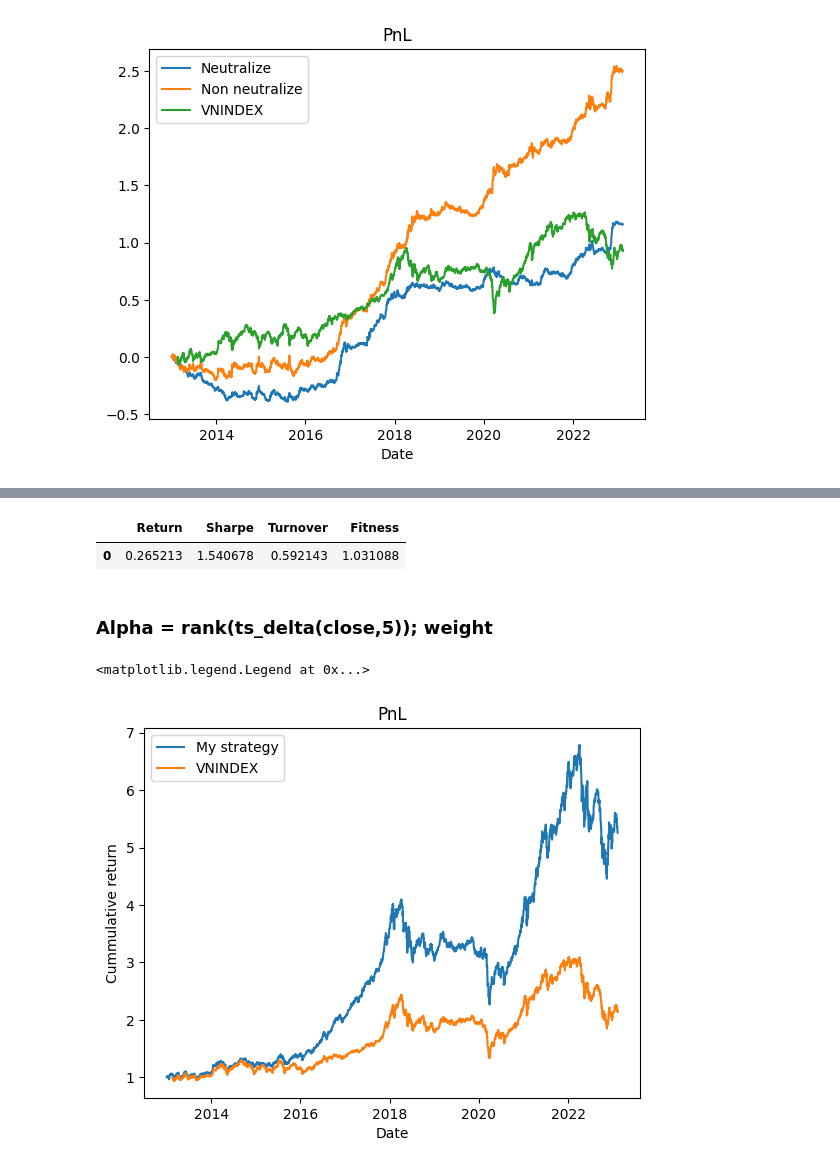
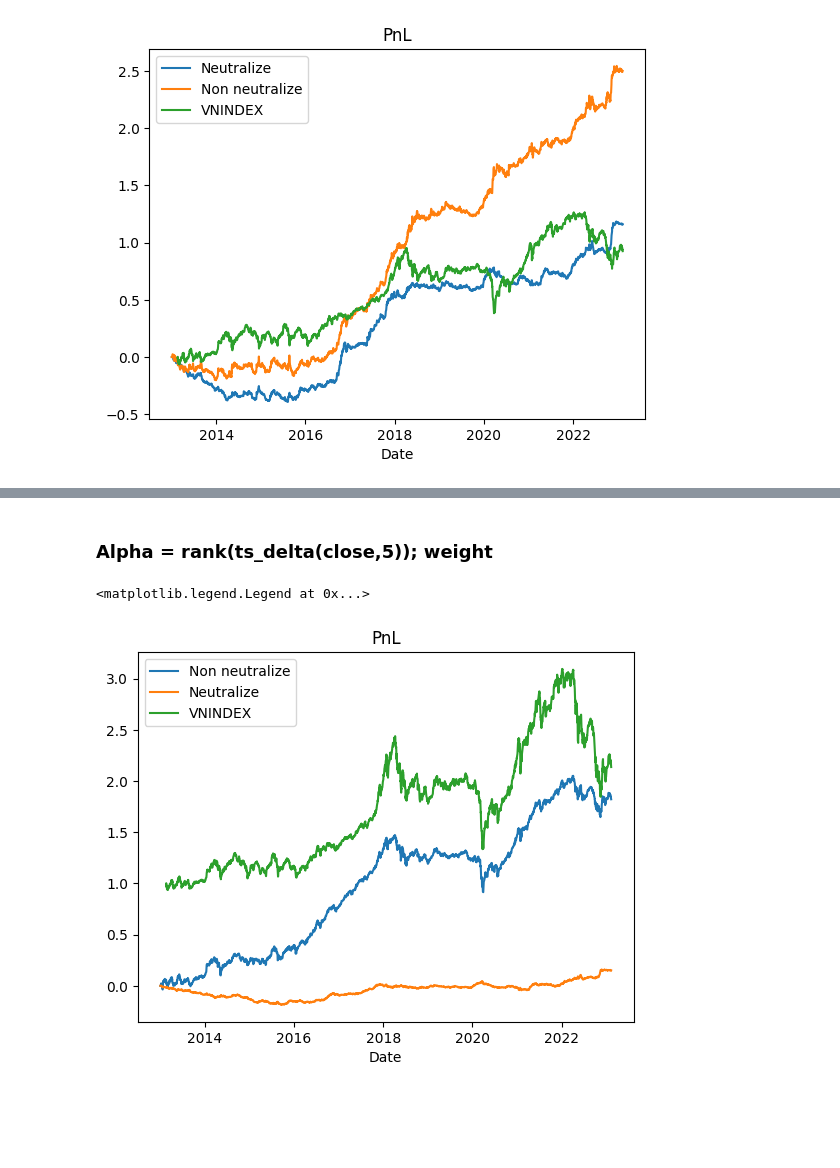
Before and after one commit to khanhtrinh2003/VN30-Strategy, a Jupyter notebook: main.ipynb, the cells around one changed output, grey strips where cells are left out. Saved outputs shown, nothing was run; the diff lists cells and outputs as text; code cells hidden in the pictures; blank space fills up the shorter version.

```diff
--- a/main.ipynb
+++ b/main.ipynb
@@ -91,3 +88,0 @@ non_neu.get_summary()
-# %%
-returns = close.pct_change()
-w  = weights1(close_t5)
@@ -105,26 +89,25 @@ plt.legend()
-# %%
-kq.get_summary()
-# %% [output]
-|  | Return | Sharpe | Turnover | Fitness |
-| 0 | 0.265213 | 1.540678 | 0.592143 | 1.031088 |
 # %% [markdown]
 ### Alpha = rank(ts_delta(close,5)); weight
 # %%
 lag = 5
 close_t5=close-close.shift(lag)
 ra_t5 = (close_t5.rank(axis=1).div(close_t5.rank(axis=1).sum(axis=1),axis=0))
-w =weights(ra_t5)
+w =weights1(ra_t5)
+w1 =weights1(ra_t5,neutrali=1)
 # %%
 a = Simresult(w,returns)
-a.plot_pnl()
+a.plot_pnl("Non neutralize")
+
+b = Simresult(w1,returns)
+b.plot_pnl("Neutralize")
 
 m=get_index_series(index_code='VNINDEX', time_range='TenYears')
 m["i"]=pd.to_datetime(m["tradingDate"])
 plt.plot(m["i"],np.cumprod(m["indexValue"].pct_change()+1), label="VNINDEX")
 plt.legend()
 # %% [output]
 <matplotlib.legend.Legend at 0x...>
-[figure, old version]
+[figure, new version]
 # %%
 a.get_summary()
 # %% [output]
```
Also changed, not shown: parts of 12 cells of this notebook.
